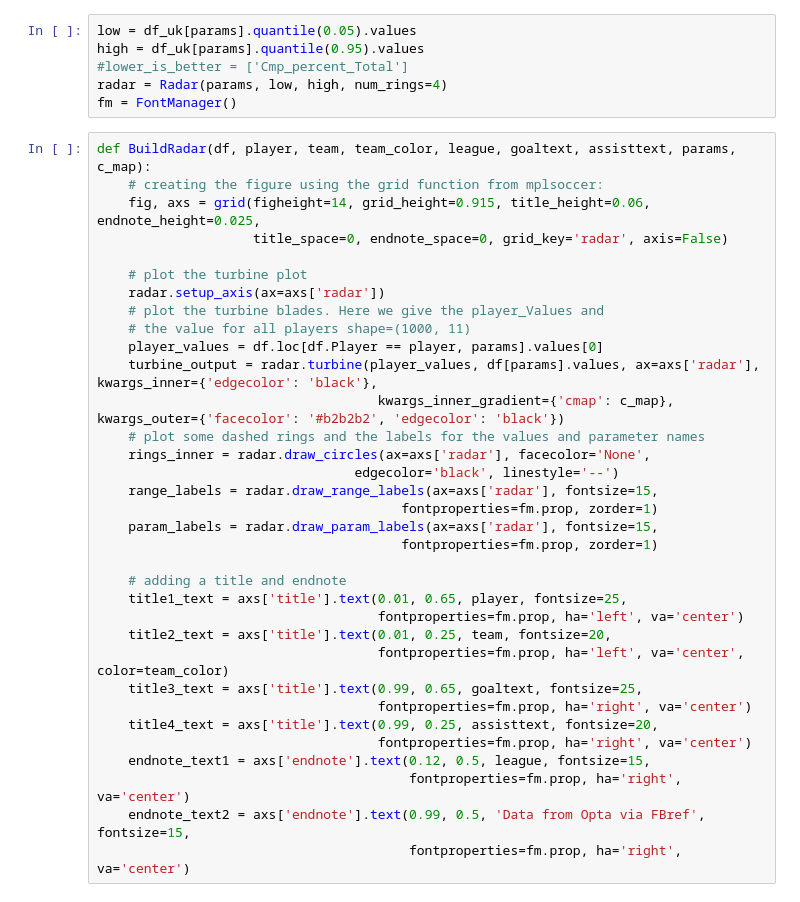
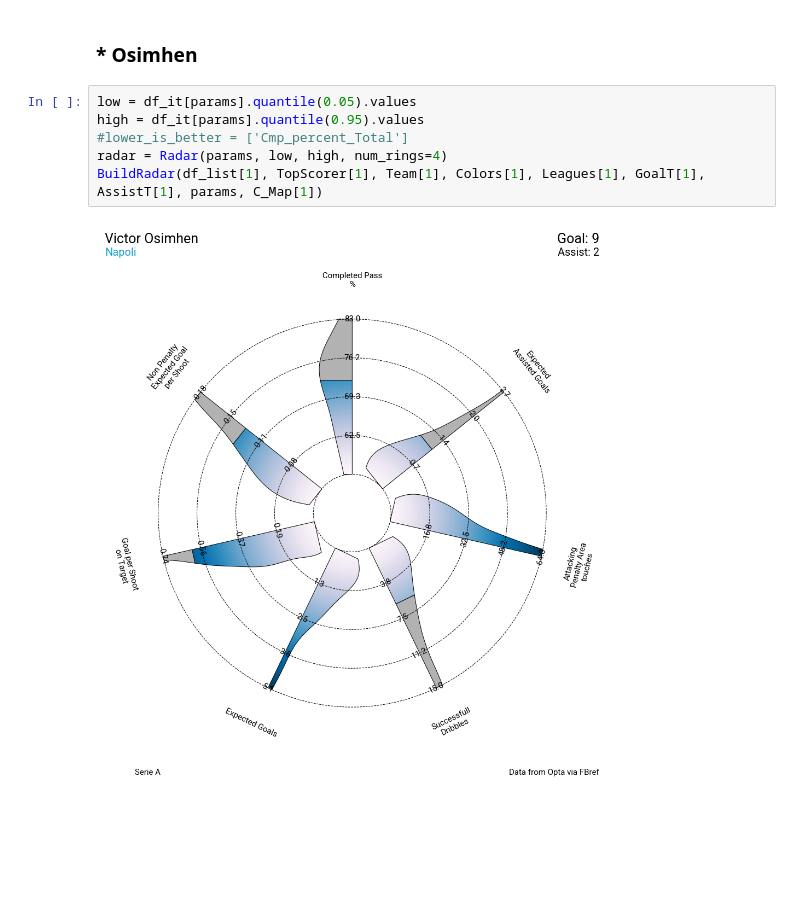
Before and after one commit to f1li/FootballAnalysis, a Jupyter notebook: src/EuroTop_scorer.ipynb, the cells around one changed output. Saved outputs shown, nothing was run; the diff lists cells and outputs as text; blank space fills up the shorter version.

```diff
--- a/src/EuroTop_scorer.ipynb
+++ b/src/EuroTop_scorer.ipynb
@@ -102,40 +542,10 @@ params = ['Completed Pass %', 'Expected Assisted Goals', 'Attacking Penalty Area
+# %% [markdown]
+### * Osimhen
 # %%
-low = df_uk[params].quantile(0.05).values
-high = df_uk[params].quantile(0.95).values
+low = df_it[params].quantile(0.05).values
+high = df_it[params].quantile(0.95).values
 #lower_is_better = ['Cmp_percent_Total']
 radar = Radar(params, low, high, num_rings=4)
-fm = FontManager()
+BuildRadar(df_list[1], TopScorer[1], Team[1], Colors[1], Leagues[1], GoalT[1], AssistT[1], params, C_Map[1])
+# %% [output]
+[figure, added]
-# %%
-def BuildRadar(df, player, team, team_color, league, goaltext, assisttext, params, c_map):
-    # creating the figure using the grid function from mplsoccer:
-    fig, axs = grid(figheight=14, grid_height=0.915, title_height=0.06, endnote_height=0.025,
-                    title_space=0, endnote_space=0, grid_key='radar', axis=False)
-
-    # plot the turbine plot
-    radar.setup_axis(ax=axs['radar'])
-    # plot the turbine blades. Here we give the player_Values and
-    # the value for all players shape=(1000, 11)
-    player_values = df.loc[df.Player == player, params].values[0]
-    turbine_output = radar.turbine(player_values, df[params].values, ax=axs['radar'], kwargs_inner={'edgecolor': 'black'},
-                                    kwargs_inner_gradient={'cmap': c_map}, kwargs_outer={'facecolor': '#b2b2b2', 'edgecolor': 'black'})
-    # plot some dashed rings and the labels for the values and parameter names
-    rings_inner = radar.draw_circles(ax=axs['radar'], facecolor='None',
-                                 edgecolor='black', linestyle='--')
-    range_labels = radar.draw_range_labels(ax=axs['radar'], fontsize=15,
-                                       fontproperties=fm.prop, zorder=1)
-    param_labels = radar.draw_param_labels(ax=axs['radar'], fontsize=15,
-                                       fontproperties=fm.prop, zorder=1)
-
-    # adding a title and endnote
-    title1_text = axs['title'].text(0.01, 0.65, player, fontsize=25,
-                                    fontproperties=fm.prop, ha='left', va='center')
-    title2_text = axs['title'].text(0.01, 0.25, team, fontsize=20,
-                                    fontproperties=fm.prop, ha='left', va='center', color=team_color)
-    title3_text = axs['title'].text(0.99, 0.65, goaltext, fontsize=25,
-                                    fontproperties=fm.prop, ha='right', va='center')
-    title4_text = axs['title'].text(0.99, 0.25, assisttext, fontsize=20,
-                                    fontproperties=fm.prop, ha='right', va='center')
-    endnote_text1 = axs['endnote'].text(0.12, 0.5, league, fontsize=15,
-                                        fontproperties=fm.prop, ha='right', va='center')
-    endnote_text2 = axs['endnote'].text(0.99, 0.5, 'Data from Opta via FBref', fontsize=15,
-                                        fontproperties=fm.prop, ha='right', va='center')
```
Also changed, not shown: parts of 25 cells of this notebook.
